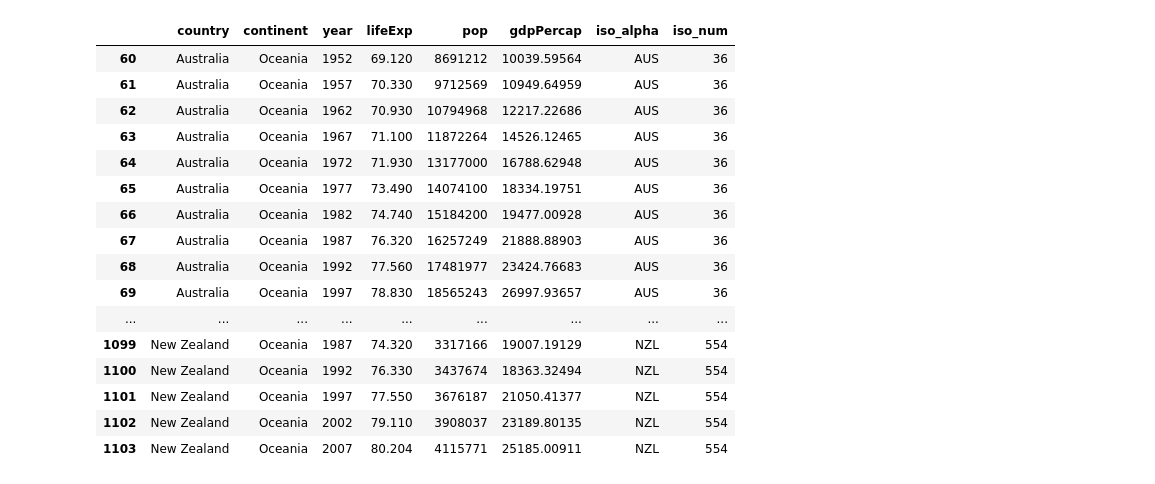
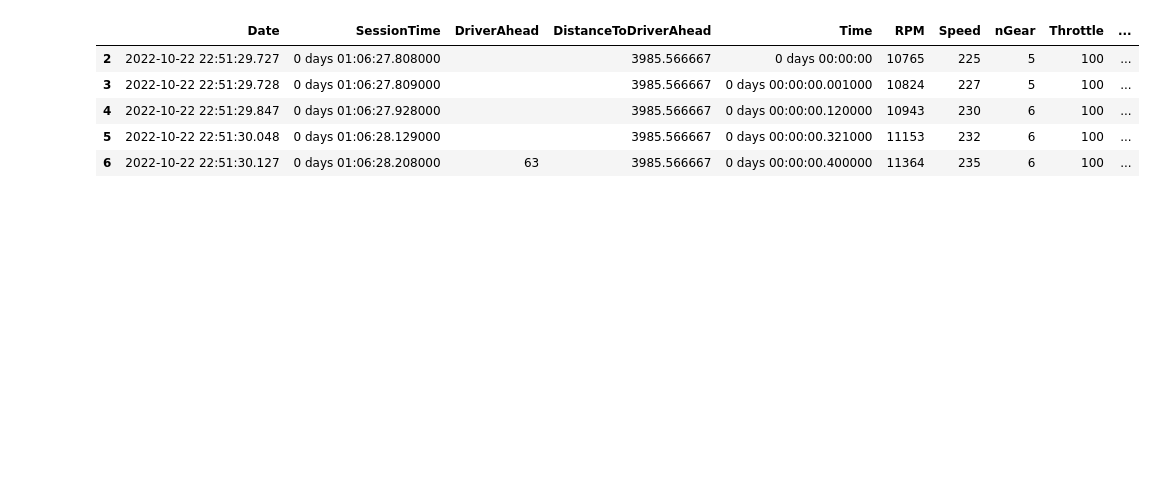
Before and after one commit to clarkem8/coding_projects, a Jupyter notebook: f1/Playbooks/Intro.ipynb, the cells around one changed output. Cells and saved outputs as stored; diff of their text form; code cells hidden in the pictures; blank space fills up the shorter version.

```diff
--- a/f1/Playbooks/Intro.ipynb
+++ b/f1/Playbooks/Intro.ipynb
@@ -29,23 +37,2 @@ core           INFO     Finished loading data for 20 drivers: ['55', '16', '1',
-# %%
-df = px.data.gapminder().query("continent=='Oceania'")
-df
-# %% [output]
-|  | country | continent | year | lifeExp | pop | gdpPercap | iso_alpha | iso_num |
-| 60 | Australia | Oceania | 1952 | 69.120 | 8691212 | 10039.59564 | AUS | 36 |
-| 61 | Australia | Oceania | 1957 | 70.330 | 9712569 | 10949.64959 | AUS | 36 |
-| 62 | Australia | Oceania | 1962 | 70.930 | 10794968 | 12217.22686 | AUS | 36 |
-| 63 | Australia | Oceania | 1967 | 71.100 | 11872264 | 14526.12465 | AUS | 36 |
-| 64 | Australia | Oceania | 1972 | 71.930 | 13177000 | 16788.62948 | AUS | 36 |
-| 65 | Australia | Oceania | 1977 | 73.490 | 14074100 | 18334.19751 | AUS | 36 |
-| 66 | Australia | Oceania | 1982 | 74.740 | 15184200 | 19477.00928 | AUS | 36 |
-| 67 | Australia | Oceania | 1987 | 76.320 | 16257249 | 21888.88903 | AUS | 36 |
-| 68 | Australia | Oceania | 1992 | 77.560 | 17481977 | 23424.76683 | AUS | 36 |
-| 69 | Australia | Oceania | 1997 | 78.830 | 18565243 | 26997.93657 | AUS | 36 |
-| ... | ... | ... | ... | ... | ... | ... | ... | ... |
-| 1099 | New Zealand | Oceania | 1987 | 74.320 | 3317166 | 19007.19129 | NZL | 554 |
-| 1100 | New Zealand | Oceania | 1992 | 76.330 | 3437674 | 18363.32494 | NZL | 554 |
-| 1101 | New Zealand | Oceania | 1997 | 77.550 | 3676187 | 21050.41377 | NZL | 554 |
-| 1102 | New Zealand | Oceania | 2002 | 79.110 | 3908037 | 23189.80135 | NZL | 554 |
-| 1103 | New Zealand | Oceania | 2007 | 80.204 | 4115771 | 25185.00911 | NZL | 554 |
 # %%
 fast_ham = df.pick_driver('HAM').pick_fastest()
@@ -57,3 +44,12 @@ lat_car_data = fast_lat.get_car_data()
 lat_car_data['Driver'] = 'Lat'
+# %%
+ham_car_data.head()
+# %% [output]
+|  | Date | SessionTime | DriverAhead | DistanceToDriverAhead | Time | RPM | Speed | nGear | Throttle | ... |
+| 2 | 2022-10-22 22:51:29.727 | 0 days 01:06:27.808000 |  | 3985.566667 | 0 days 00:00:00 | 10765 | 225 | 5 | 100 | ... |
+| 3 | 2022-10-22 22:51:29.728 | 0 days 01:06:27.809000 |  | 3985.566667 | 0 days 00:00:00.001000 | 10824 | 227 | 5 | 100 | ... |
+| 4 | 2022-10-22 22:51:29.847 | 0 days 01:06:27.928000 |  | 3985.566667 | 0 days 00:00:00.120000 | 10943 | 230 | 6 | 100 | ... |
+| 5 | 2022-10-22 22:51:30.048 | 0 days 01:06:28.129000 |  | 3985.566667 | 0 days 00:00:00.321000 | 11153 | 232 | 6 | 100 | ... |
+| 6 | 2022-10-22 22:51:30.127 | 0 days 01:06:28.208000 | 63 | 3985.566667 | 0 days 00:00:00.400000 | 11364 | 235 | 6 | 100 | ... |
 # %%
 frames = [ham_car_data, lat_car_data]
```
Also changed, not shown: parts of 17 cells of this notebook, 1 other file.
